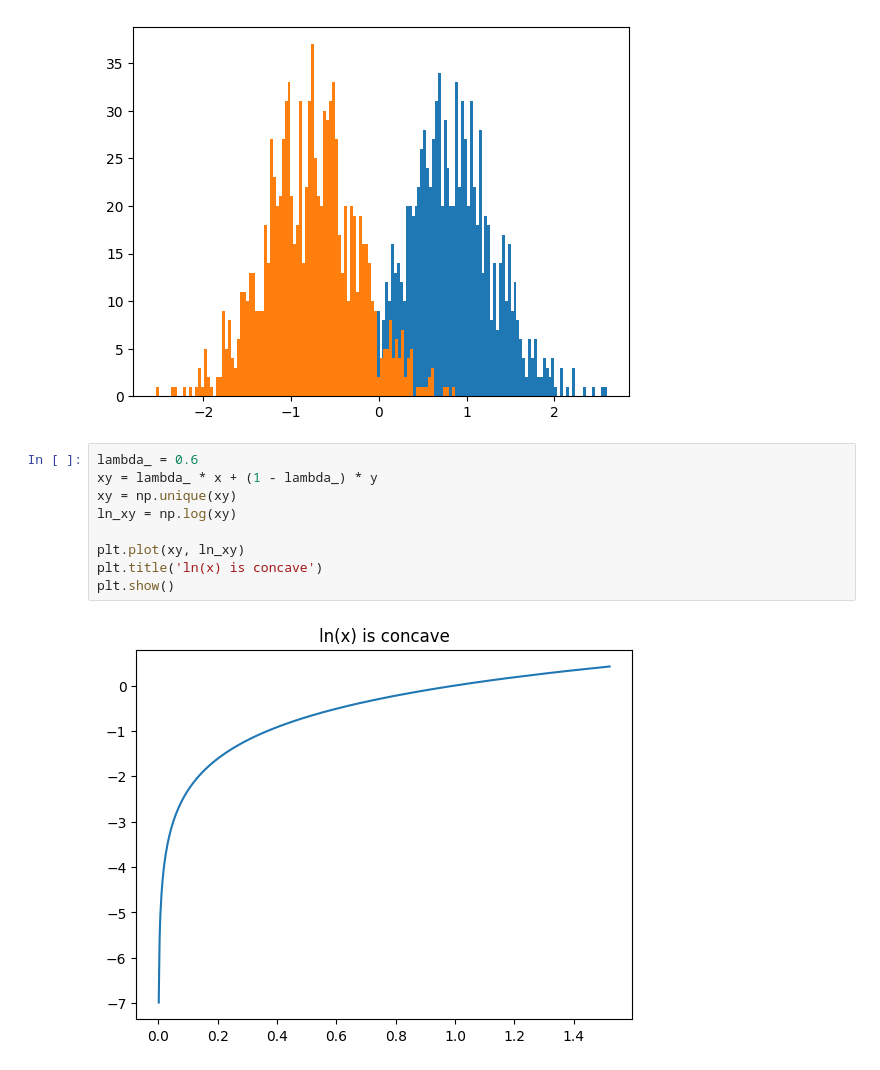
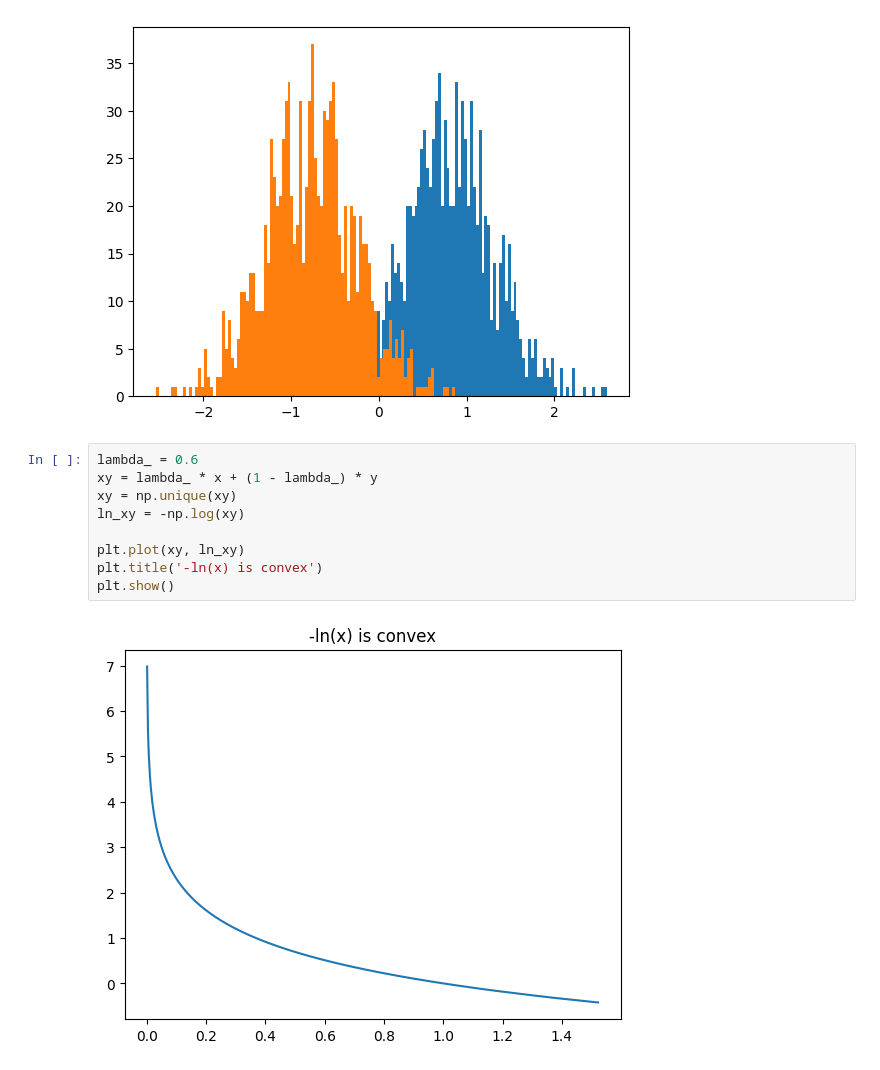
Before and after one commit to jumzzz/understanding-dl, a Jupyter notebook: ch-05/exercises/04-mixture-gaussians.ipynb, the cells around one changed output. Drawn from its saved outputs; the diff is of its cells as text.

```diff
--- a/ch-05/exercises/04-mixture-gaussians.ipynb
+++ b/ch-05/exercises/04-mixture-gaussians.ipynb
@@ -13,11 +13,11 @@ plt.show()
 # %%
 lambda_ = 0.6
 xy = lambda_ * x + (1 - lambda_) * y
 xy = np.unique(xy)
-ln_xy = np.log(xy)
+ln_xy = -np.log(xy)
 
 plt.plot(xy, ln_xy)
-plt.title('ln(x) is concave')
+plt.title('-ln(x) is convex')
 plt.show()
 # %% [output]
-[figure, old version]
+[figure, new version]
```
Also changed, not shown: parts of 3 cells of this notebook.
